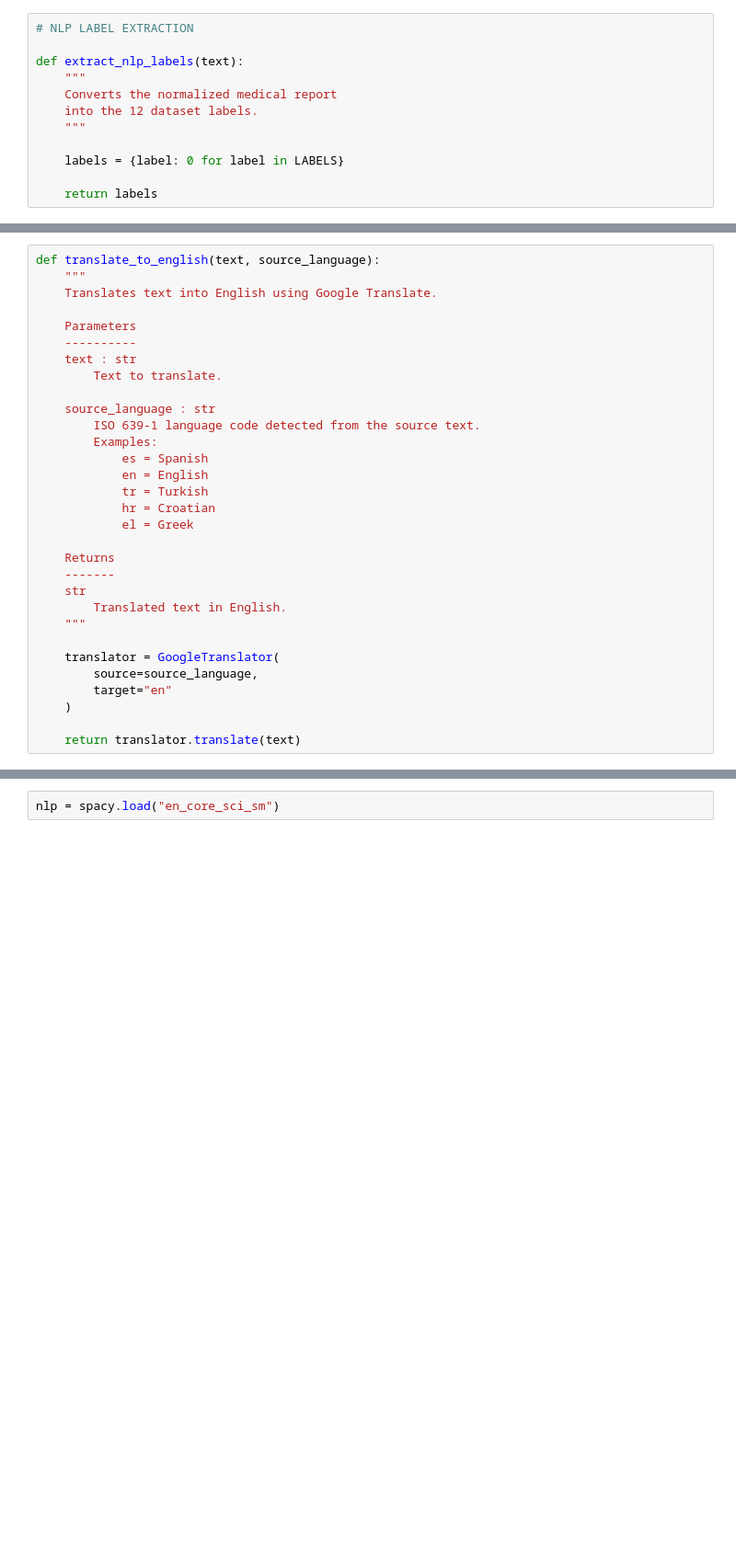
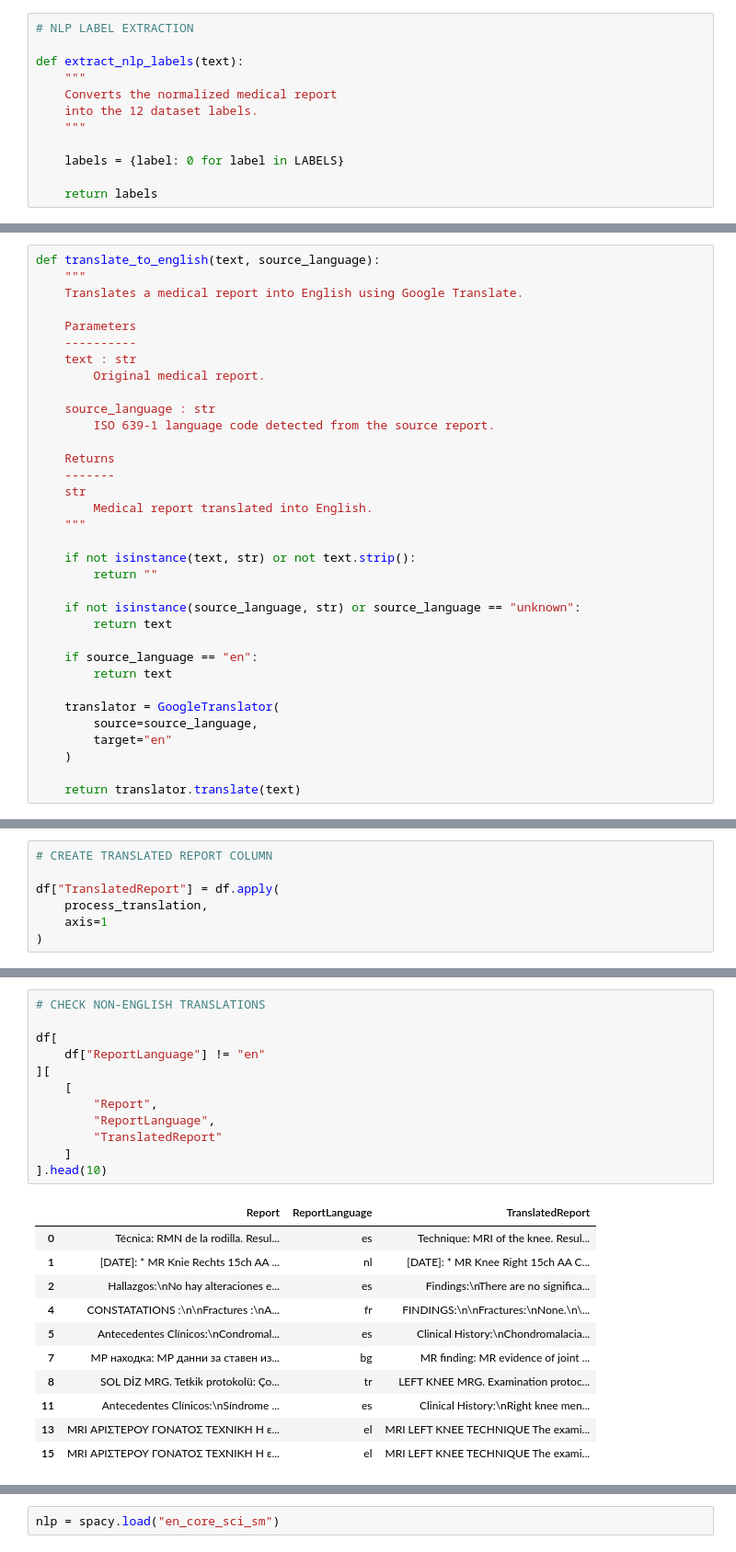
Before and after one commit to davidkurland94-lgtm/SaveTheKnees, a Jupyter notebook: notebooks/kevin/NLP_Knees.ipynb, the cells around one changed output, grey strips where cells are left out. Shown at 92% size. Drawn from its saved outputs; the diff is of its cells as text; blank space fills up the shorter version.

```diff
--- a/notebooks/kevin/NLP_Knees.ipynb
+++ b/notebooks/kevin/NLP_Knees.ipynb
@@ -1031,27 +1535,30 @@ LABEL_PATTERNS = {
 # %%
 def translate_to_english(text, source_language):
     """
-    Translates text into English using Google Translate.
+    Translates a medical report into English using Google Translate.
 
     Parameters
     ----------
     text : str
-        Text to translate.
+        Original medical report.
 
     source_language : str
-        ISO 639-1 language code detected from the source text.
-        Examples:
-            es = Spanish
-            en = English
-            tr = Turkish
-            hr = Croatian
-            el = Greek
+        ISO 639-1 language code detected from the source report.
 
     Returns
     -------
     str
-        Translated text in English.
+        Medical report translated into English.
     """
+
+    if not isinstance(text, str) or not text.strip():
+        return ""
+
+    if not isinstance(source_language, str) or source_language == "unknown":
+        return text
+
+    if source_language == "en":
+        return text
 
     translator = GoogleTranslator(
         source=source_language,
@@ -1128,0 +1880,7 @@ Technique: MRI of the knee. Results: patellar tendon rupture. Impression: patell
+# %%
+# CREATE TRANSLATED REPORT COLUMN
+
+df["TranslatedReport"] = df.apply(
+    process_translation,
+    axis=1
+)
@@ -1128,0 +1906,24 @@ Technique: MRI of the knee. Results: patellar tendon rupture. Impression: patell
+# %%
+# CHECK NON-ENGLISH TRANSLATIONS
+
+df[
+    df["ReportLanguage"] != "en"
+][
+    [
+        "Report",
+        "ReportLanguage",
+        "TranslatedReport"
+    ]
+].head(10)
+# %% [output]
+|  | Report | ReportLanguage | TranslatedReport |
+| 0 | Técnica: RMN de la rodilla. Resul... | es | Technique: MRI of the knee. Resul... |
+| 1 | [DATE]: * MR Knie Rechts 15ch AA ... | nl | [DATE]: * MR Knee Right 15ch AA C... |
+| 2 | Hallazgos:\nNo hay alteraciones e... | es | Findings:\nThere are no significa... |
+| 4 | CONSTATATIONS :\n\nFractures :\nA... | fr | FINDINGS:\n\nFractures:\nNone.\n\... |
+| 5 | Antecedentes Clínicos:\nCondromal... | es | Clinical History:\nChondromalacia... |
+| 7 | МР находка: МР данни за ставен из... | bg | MR finding: MR evidence of joint ... |
+| 8 | SOL DİZ MRG. Tetkik protokolü: Ço... | tr | LEFT KNEE MRG. Examination protoc... |
+| 11 | Antecedentes Clínicos:\nSíndrome ... | es | Clinical History:\nRight knee men... |
+| 13 | MRI ΑΡΙΣΤΕΡΟΥ ΓΟΝΑΤΟΣ ΤΕΧΝΙΚΗ Η ε... | el | MRI LEFT KNEE TECHNIQUE The exami... |
+| 15 | MRI ΑΡΙΣΤΕΡΟΥ ΓΟΝΑΤΟΣ ΤΕΧΝΙΚΗ Η ε... | el | MRI LEFT KNEE TECHNIQUE The exami... |
```
Also changed, not shown: parts of 65 cells of this notebook.
